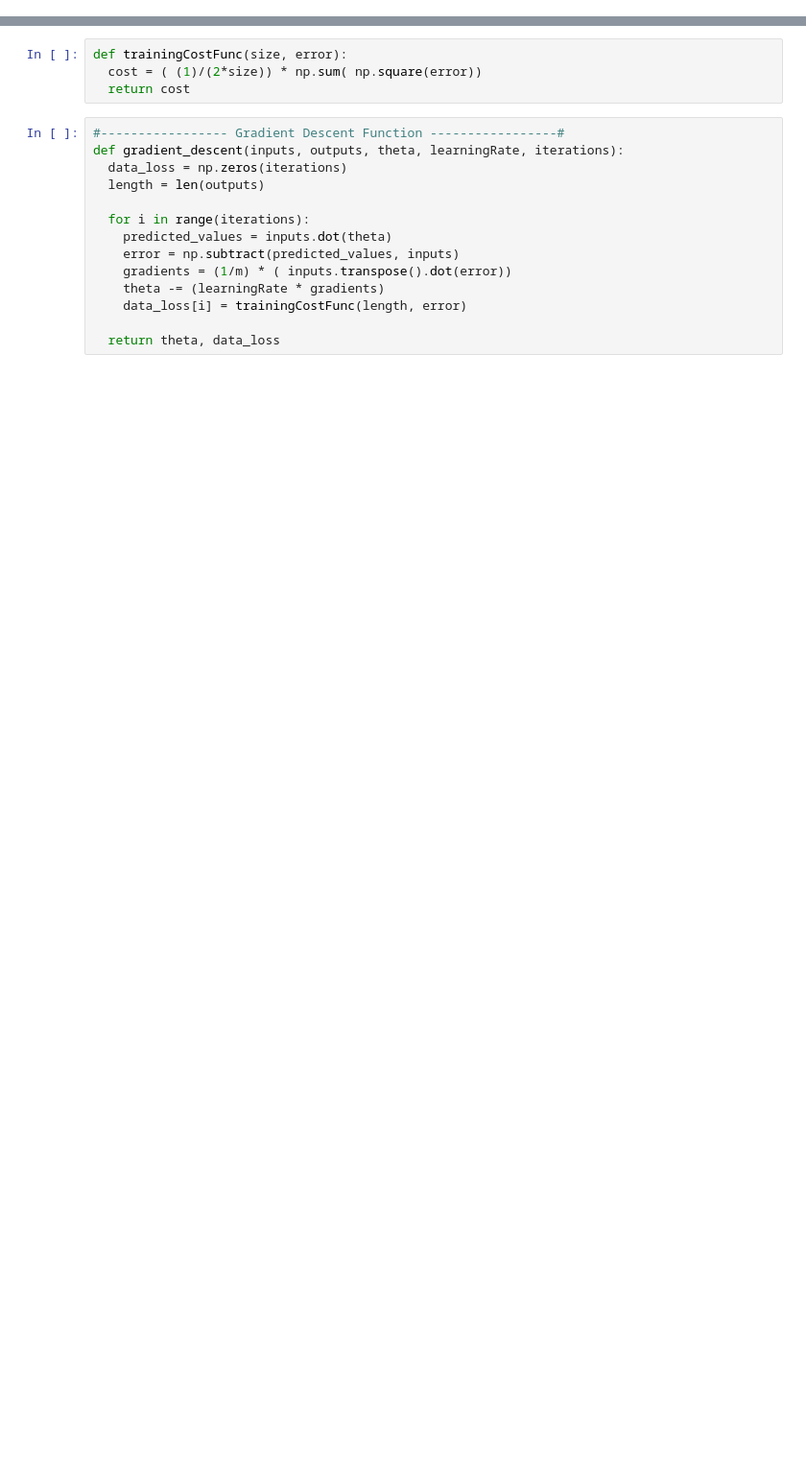
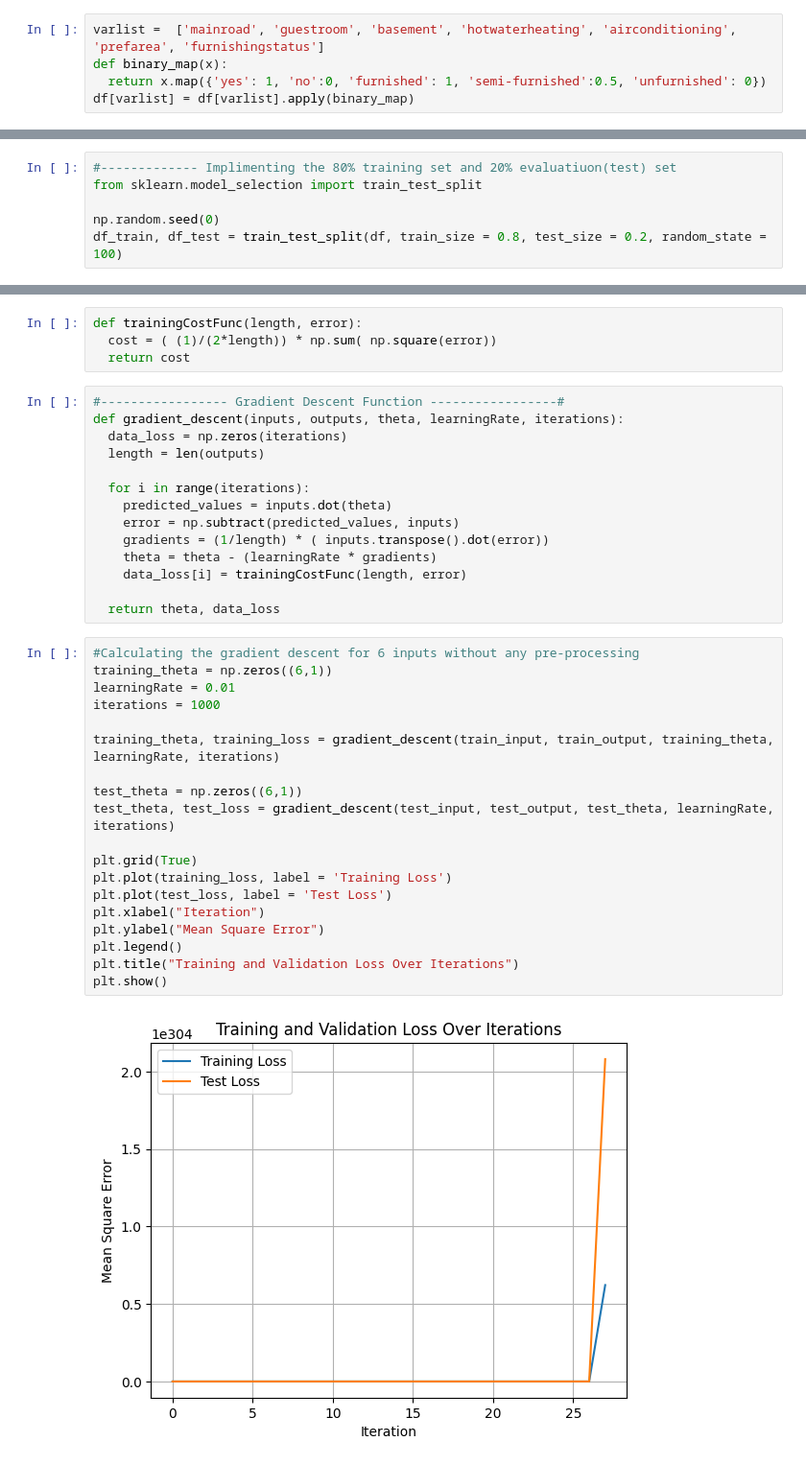
Before and after one commit to hburnt/Machine-Learning, a Jupyter notebook: intro_to_ml/Homework_2/Intro_to_ML_HW2_Problem1.ipynb, the cells around one changed output, grey strips where cells are left out. Shown at 96% size. Cells and saved outputs as stored; diff of their text form; blank space fills up the shorter version.

```diff
--- a/intro_to_ml/Homework_2/Intro_to_ML_HW2_Problem1.ipynb
+++ b/intro_to_ml/Homework_2/Intro_to_ML_HW2_Problem1.ipynb
@@ -32,0 +15,5 @@ test_outputs = outputs[training_size:]
+# %%
+varlist =  ['mainroad', 'guestroom', 'basement', 'hotwaterheating', 'airconditioning', 'prefarea', 'furnishingstatus']
+def binary_map(x):
+  return x.map({'yes': 1, 'no':0, 'furnished': 1, 'semi-furnished':0.5, 'unfurnished': 0})
+df[varlist] = df[varlist].apply(binary_map)
@@ -32,0 +22,6 @@ test_outputs = outputs[training_size:]
+# %%
+#------------- Implimenting the 80% training set and 20% evaluatiuon(test) set
+from sklearn.model_selection import train_test_split
+
+np.random.seed(0)
+df_train, df_test = train_test_split(df, train_size = 0.8, test_size = 0.2, random_state = 100)
@@ -33,6 +60,6 @@ test_outputs = outputs[training_size:]
 # %%
-def trainingCostFunc(size, error):
-  cost = ( (1)/(2*size)) * np.sum( np.square(error))
+def trainingCostFunc(length, error):
+  cost = ( (1)/(2*length)) * np.sum( np.square(error))
   return cost
 # %%
 #----------------- Gradient Descent Function -----------------#
@@ -43,8 +70,29 @@ def gradient_descent(inputs, outputs, theta, learningRate, iterations):
   for i in range(iterations):
     predicted_values = inputs.dot(theta)
     error = np.subtract(predicted_values, inputs)
-    gradients = (1/m) * ( inputs.transpose().dot(error))
-    theta -= (learningRate * gradients)
+    gradients = (1/length) * ( inputs.transpose().dot(error))
+    theta = theta - (learningRate * gradients)
     data_loss[i] = trainingCostFunc(length, error)
 
   return theta, data_loss
+# %%
+#Calculating the gradient descent for 6 inputs without any pre-processing
+training_theta = np.zeros((6,1))
+learningRate = 0.01
+iterations = 1000
+
+training_theta, training_loss = gradient_descent(train_input, train_output, training_theta, learningRate, iterations)
+
+test_theta = np.zeros((6,1))
+test_theta, test_loss = gradient_descent(test_input, test_output, test_theta, learningRate, iterations)
+
+plt.grid(True)
+plt.plot(training_loss, label = 'Training Loss')
+plt.plot(test_loss, label = 'Test Loss')
+plt.xlabel("Iteration")
+plt.ylabel("Mean Square Error")
+plt.legend()
+plt.title("Training and Validation Loss Over Iterations")
+plt.show()
+# %% [output]
+[figure, added]
```
Also changed, not shown: parts of 7 cells of this notebook.
